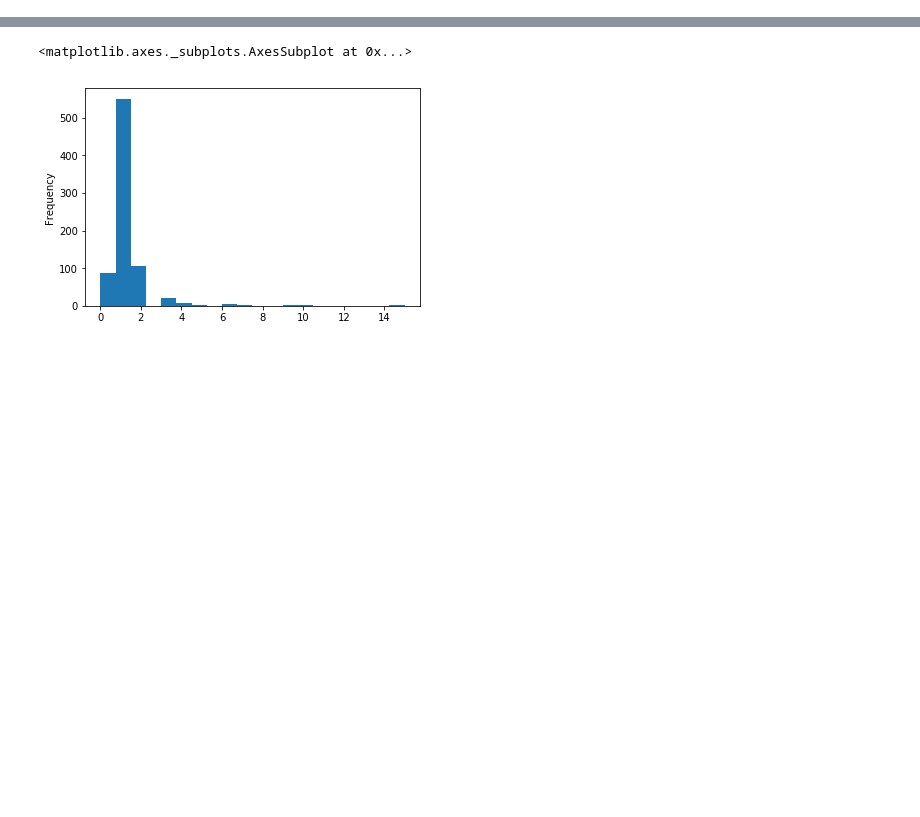
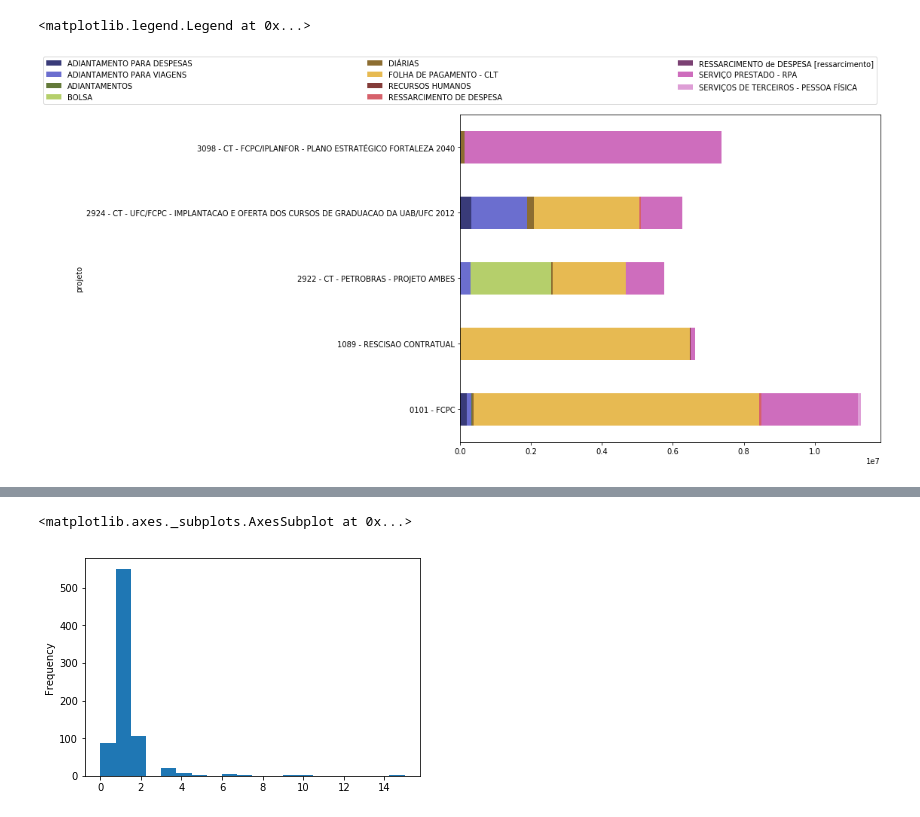
Before and after one commit to abevieiramota/course-python-data-analysis1, a Jupyter notebook: 00 - Exemplo.ipynb, the cells around one changed output, grey strips where cells are left out. Cells and saved outputs as stored; diff of their text form; code cells hidden in the pictures; blank space fills up the shorter version.

```diff
--- a/00 - Exemplo.ipynb
+++ b/00 - Exemplo.ipynb
@@ -179,0 +49,8 @@ Name: DIVISAO DE SISTEMAS DE INFORMACAO, dtype: float64
+# %%
+# leitura de arquivo .CSV
+#   parse_dates e date_parser especificam que a coluna data deve ser parseada como date, com o date_parser informado
+fcpc = pd.read_csv("data/pagamentos_fisica_fcpc.csv", parse_dates=['data'],
+                   date_parser=lambda d: pd.datetime.strptime(d, "%Y-%m-%d"))
+
+# retorna os 3 primeiros registros
+fcpc.head(2)
@@ -179,0 +125,4 @@ Name: DIVISAO DE SISTEMAS DE INFORMACAO, dtype: float64
+# %%
+# agrupa os registros por projeto e retorna os 5 projetos com mair soma de valor
+largest_projetos = fcpc.groupby('projeto').valor.sum().nlargest(5) # maior soma de pagamentos
+largest_projetos
@@ -179,0 +143,13 @@ Name: DIVISAO DE SISTEMAS DE INFORMACAO, dtype: float64
+# %%
+# para os registros dos 5 projetos com maior soma de valor
+#   agrupa por projeto e tipo_pagamento e calcula a soma de valor
+#   plot do tipo barra horizontal, stacked
+fcpc[fcpc.projeto.isin(largest_projetos.index)].groupby(['projeto', 'tipo_pagamento']).valor.sum().unstack()\
+.plot(kind = 'barh', stacked = True, figsize = (10, 8), cmap=plt.cm.Vega20b)
+# cmap alterado porque o cmap default comporta apenas 10 cores
+
+# altera o posicionamento e formatação da legenda
+plt.legend(bbox_to_anchor = (-1., 1.02, 2., .102), ncol = 3, mode = "expand", loc = 3)
+# %% [output]
+<matplotlib.legend.Legend at 0x...>
+[figure, added]
```
Also changed, not shown: parts of 62 cells of this notebook.
